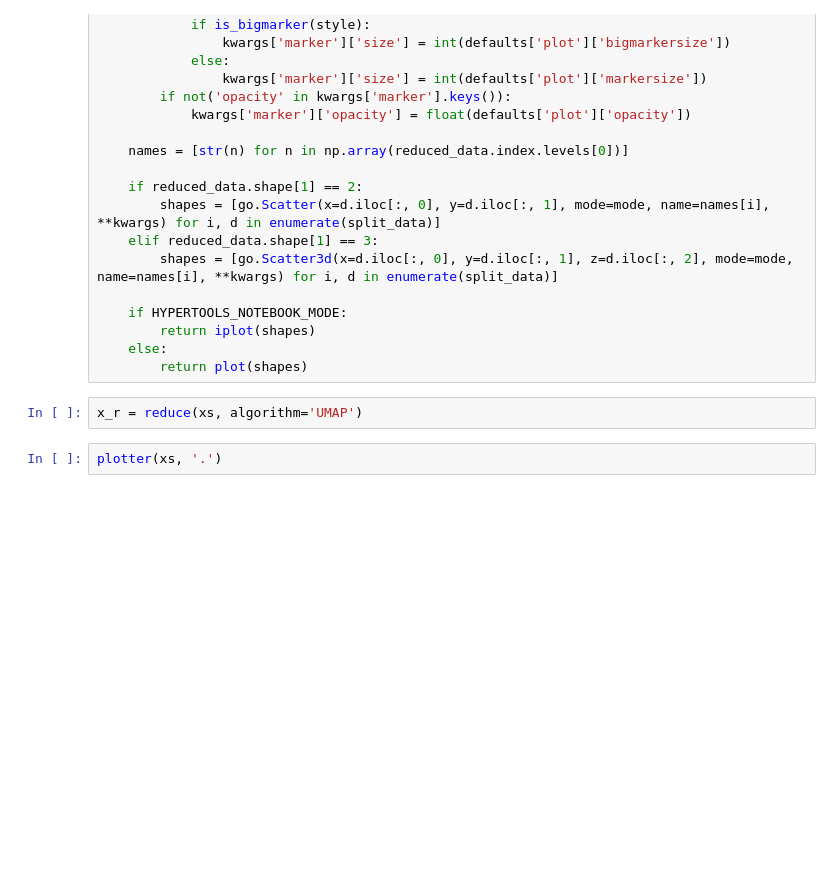
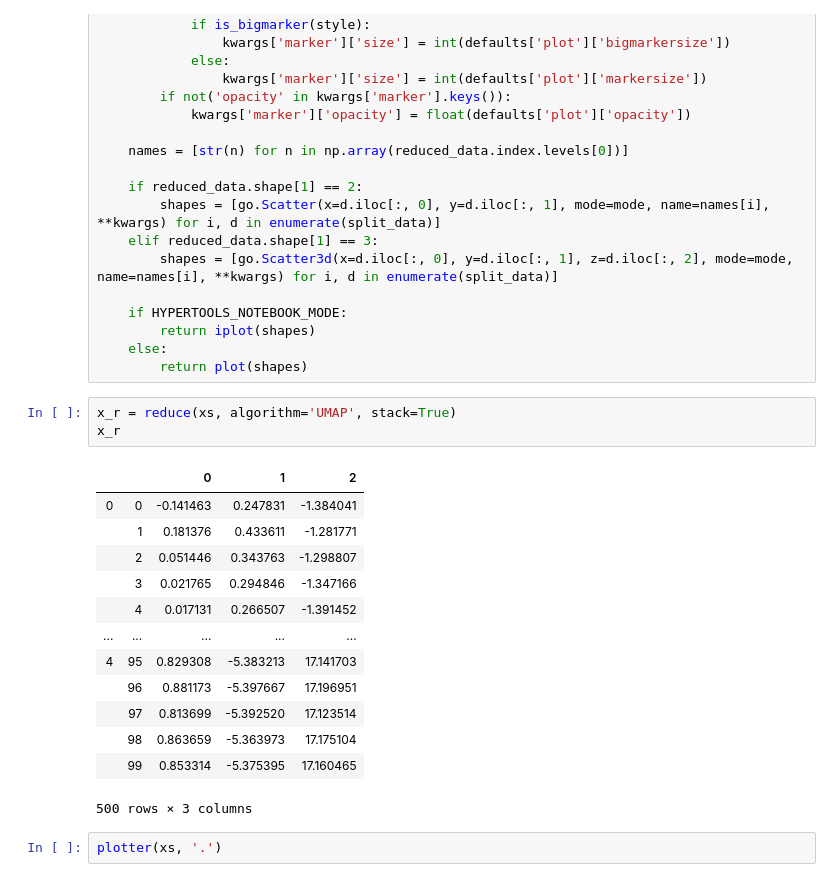
Before and after one commit to ContextLab/hypertools, a Jupyter notebook: dev/hypertools_revamp.ipynb, the cells around one changed output. Saved outputs shown, nothing was run; the diff lists cells and outputs as text; blank space fills up the shorter version.

```diff
--- a/dev/hypertools_revamp.ipynb
+++ b/dev/hypertools_revamp.ipynb
@@ -865,7 +865,22 @@ def plotter(data, style='line', reduce_kwargs={}, text_kwargs={}, **kwargs):
     else:
         return plot(shapes)
 # %%
-x_r = reduce(xs, algorithm='UMAP')
+x_r = reduce(xs, algorithm='UMAP', stack=True)
+x_r
+# %% [output]
+|  |  | 0 | 1 | 2 |
+| 0 | 0 | -0.141463 | 0.247831 | -1.384041 |
+|  | 1 | 0.181376 | 0.433611 | -1.281771 |
+|  | 2 | 0.051446 | 0.343763 | -1.298807 |
+|  | 3 | 0.021765 | 0.294846 | -1.347166 |
+|  | 4 | 0.017131 | 0.266507 | -1.391452 |
+| ... | ... | ... | ... | ... |
+| 4 | 95 | 0.829308 | -5.383213 | 17.141703 |
+|  | 96 | 0.881173 | -5.397667 | 17.196951 |
+|  | 97 | 0.813699 | -5.392520 | 17.123514 |
+|  | 98 | 0.863659 | -5.363973 | 17.175104 |
+|  | 99 | 0.853314 | -5.375395 | 17.160465 |
+500 rows × 3 columns
 # %%
 plotter(xs, '.')
 # %% [output]
```
Also changed, not shown: parts of 11 cells of this notebook, 1 other file.
